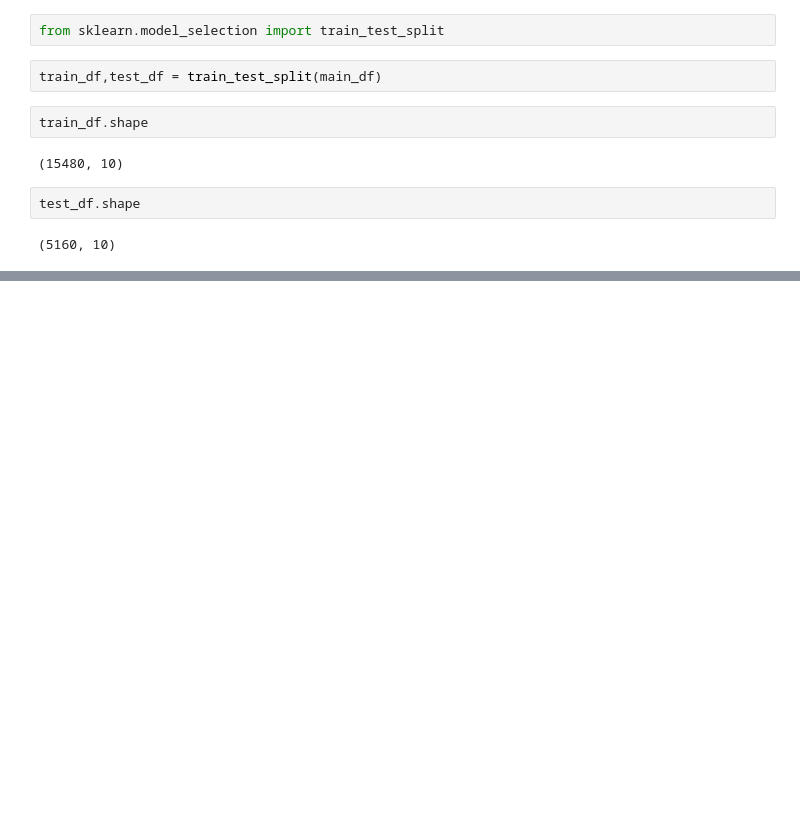
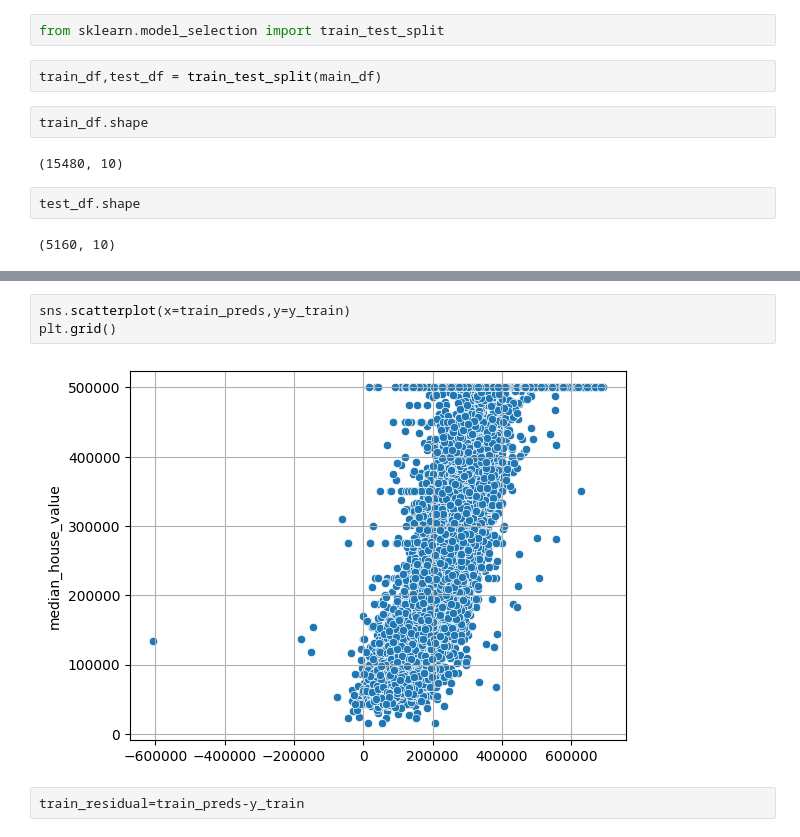
Before and after one commit to utkuseyithanoglu/utku-machine-learning-python-template, a Jupyter notebook: src/new_diffrent_data.ipynb, the cells around one changed output, grey strips where cells are left out. Drawn from its saved outputs; the diff is of its cells as text; blank space fills up the shorter version.

```diff
--- a/src/new_diffrent_data.ipynb
+++ b/src/new_diffrent_data.ipynb
@@ -93,0 +203,7 @@ test_df.shape
+# %%
+sns.scatterplot(x=train_preds,y=y_train)
+plt.grid()
+# %% [output]
+[figure, added]
+# %%
+train_residual=train_preds-y_train
```
Also changed, not shown: parts of 48 cells of this notebook, 1 other file.
